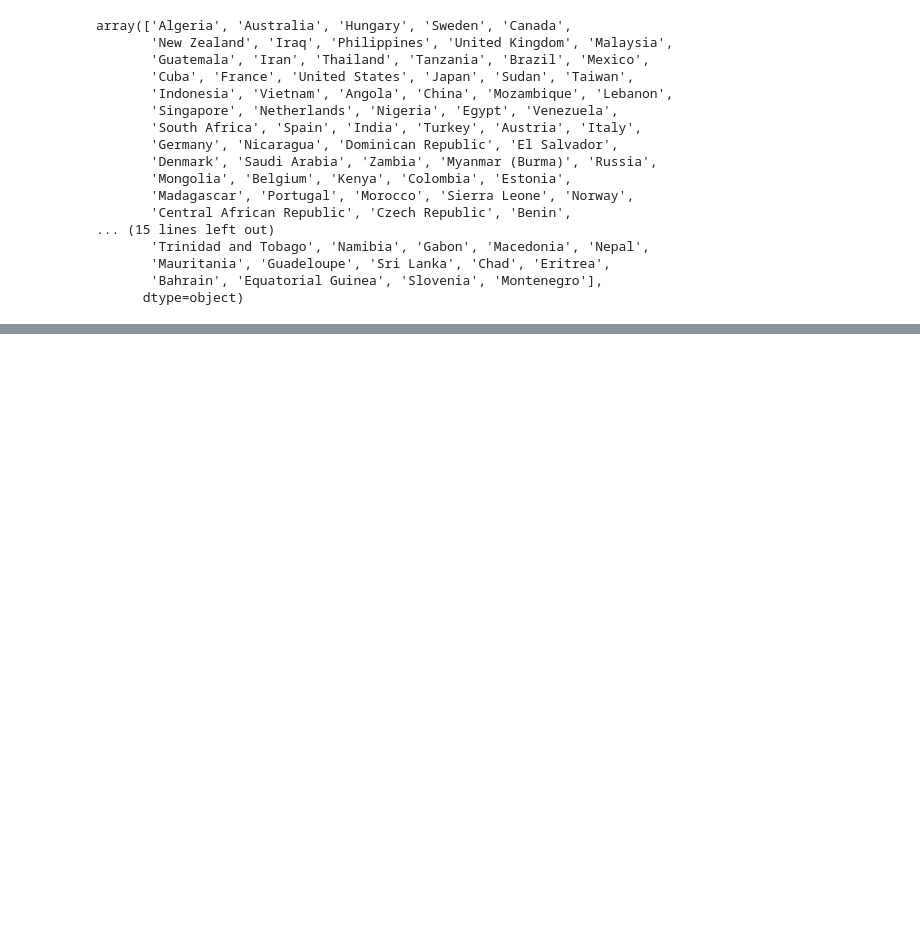
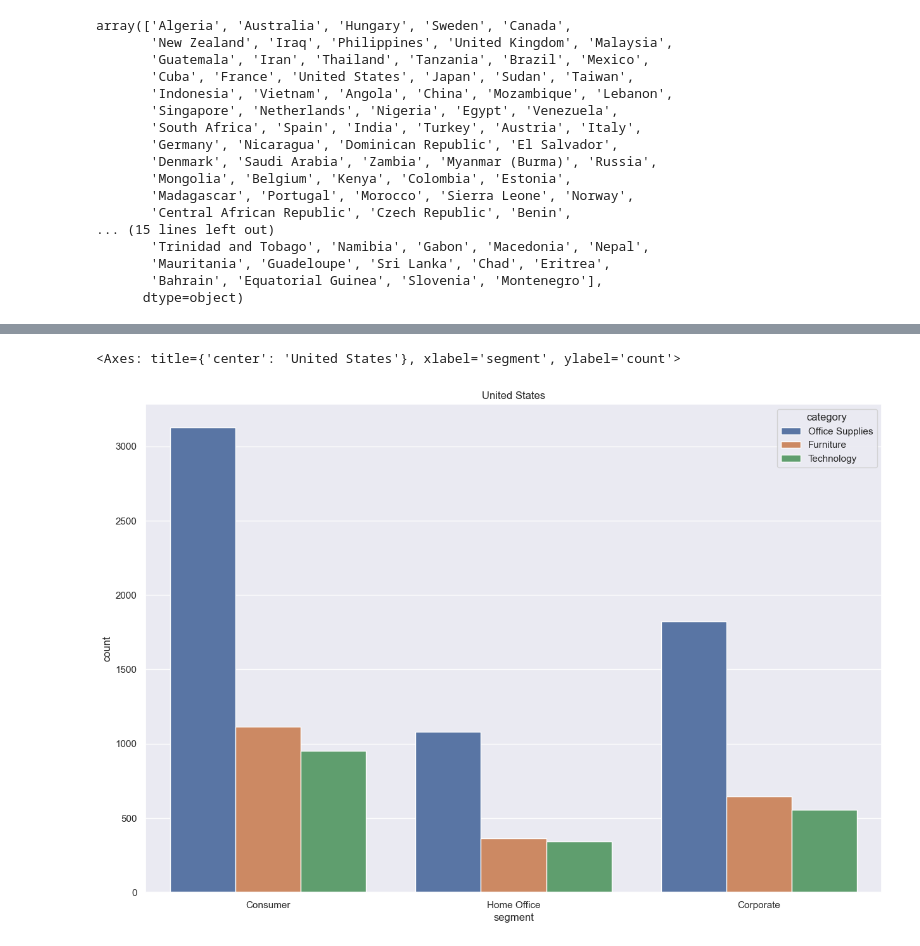
Before and after one commit to sachinratewal01/Sales-Performance-Customer-Insights-Analysis, a Jupyter notebook: python.ipynb, the cells around one changed output, grey strips where cells are left out. Drawn from its saved outputs; the diff is of its cells as text; code cells hidden in the pictures; blank space fills up the shorter version.

```diff
--- a/python.ipynb
+++ b/python.ipynb
@@ -346,0 +385,9 @@ array(['Algeria', 'Australia', 'Hungary', 'Sweden', 'Canada',
+# %%
+#1st Largest Consumer Country "United States"
+plt.figure(figsize=(15,10))
+plt.title("United States")
+sns.set_theme(style="darkgrid")
+sns.countplot(x=df_US["segment"],hue=df_US["category"])
+# %% [output]
+<Axes: title={'center': 'United States'}, xlabel='segment', ylabel='count'>
+[figure, added]
```
Also changed, not shown: parts of 23 cells of this notebook.
